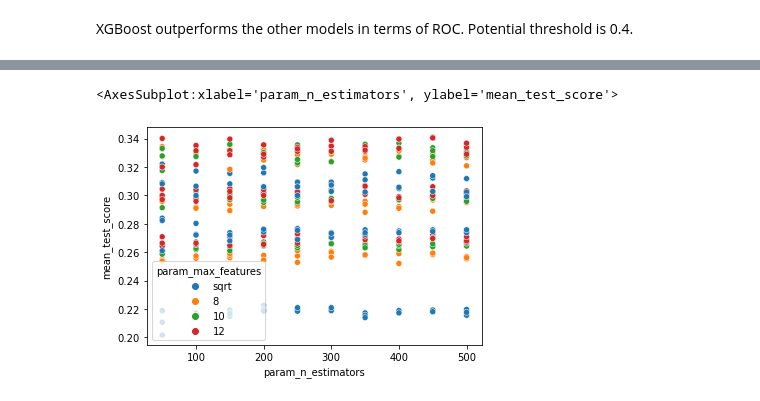
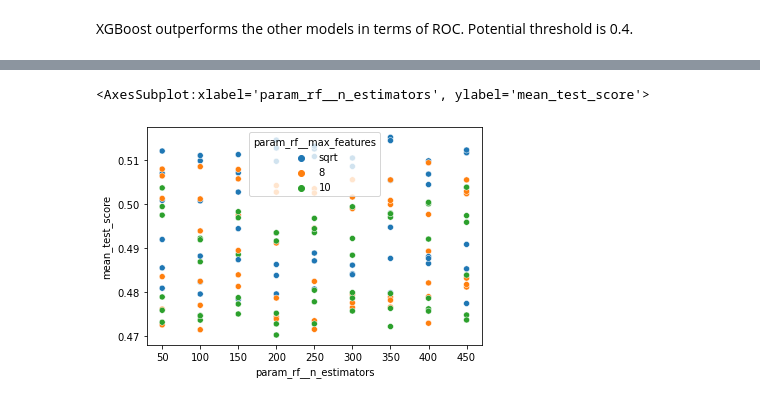
Before and after one commit to aauyeung19/Metis-Project-3, a Jupyter notebook: lib/model_eval.ipynb, the cells around one changed output, grey strips where cells are left out. Drawn from its saved outputs; the diff is of its cells as text; code cells hidden in the pictures.

```diff
--- a/lib/model_eval.ipynb
+++ b/lib/model_eval.ipynb
@@ -24,13 +24,15 @@ import seaborn as sns
 import pickle
 from sklearn.metrics import roc_curve, confusion_matrix, classification_report
 # %%
-# Open models from Version 1
-knn = pickle.load(open('../models/Version 1/knn.pickle', 'rb'))
-logreg = pickle.load(open('../models/Version 1/logreg.pickle', 'rb'))
-rf = pickle.load(open('../models/Version 1/rf.pickle', 'rb'))
-xgb = pickle.load(open('../models/Version 1/xgb.pickle', 'rb'))
-baseline = pickle.load(open('../models/Version 1/baseline.pickle', 'rb'))
-test_holdout = pickle.load(open('../models/Version 1/test_holdout.pickle', 'rb'))
+# Open models from Version *v*
+v = 4
+knn = pickle.load(open(f'../models/Version {v}/knn.pickle', 'rb'))
+logreg = pickle.load(open(f'../models/Version {v}/logreg.pickle', 'rb'))
+rf = pickle.load(open(f'../models/Version {v}/rf.pickle', 'rb'))
+xgb = pickle.load(open(f'../models/Version {v}/xgb.pickle', 'rb'))
+vote = pickle.load(open(f'../models/Version 4/vote.pickle', 'rb'))
+baseline = pickle.load(open(f'../models/Version {v}/baseline.pickle', 'rb'))
+test_holdout = pickle.load(open(f'../models/Version {v}/test_holdout.pickle', 'rb'))
 # %%
 X_test = test_holdout['X_test']
 y_test = test_holdout['y_test']
@@ -132,6 +127,6 @@ knn_df.head()
 # %%
 rf_df = pd.DataFrame(rf.cv_results_)
-sns.scatterplot(x='param_n_estimators', y='mean_test_score', data=rf_df, hue='param_max_features')
+sns.scatterplot(x='param_rf__n_estimators', y='mean_test_score', data=rf_df, hue='param_rf__max_features')
 # %% [output]
-<AxesSubplot:xlabel='param_n_estimators', ylabel='mean_test_score'>
+<AxesSubplot:xlabel='param_rf__n_estimators', ylabel='mean_test_score'>
-[figure, old version]
+[figure, new version]
```
Also changed, not shown: parts of 23 cells of this notebook.
